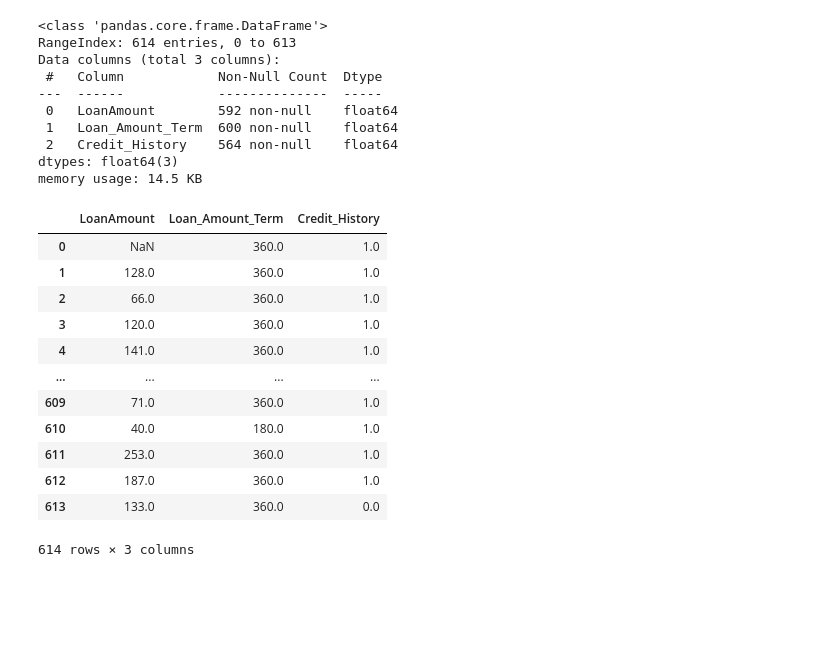
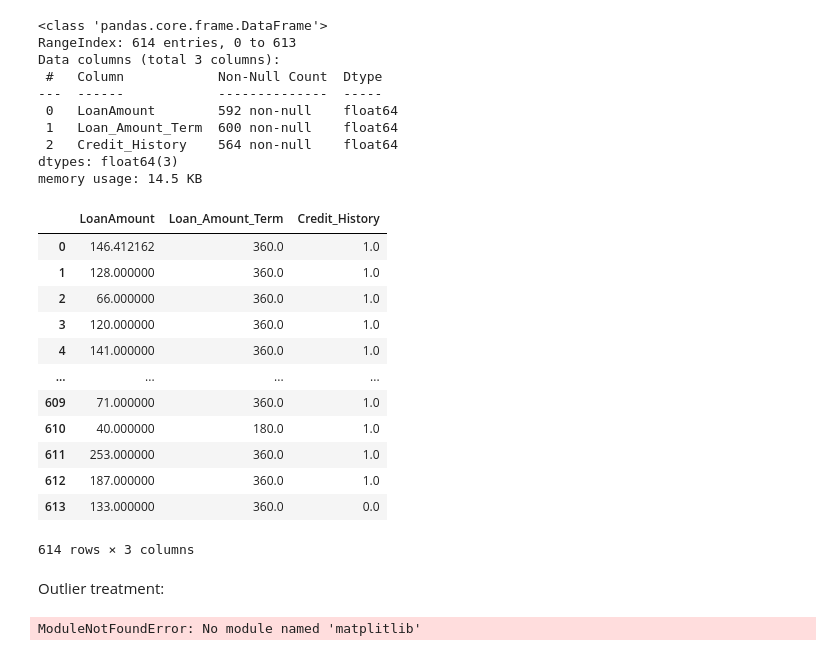
Before and after one commit to MckyleM/MLGGuidedProject, a Jupyter notebook: Step_by_step.ipynb, the cells around one changed output. Saved outputs shown, nothing was run; the diff lists cells and outputs as text; code cells hidden in the pictures; blank space fills up the shorter version.

Commit message:
Progress on missing value treatment and Outlier treatment

```diff
--- a/Step_by_step.ipynb
+++ b/Step_by_step.ipynb
@@ -133,7 +133,7 @@ Property_Area        0
 Loan_Status          0
 dtype: int32
 # %%
-Loan_Details= ['LoanAmount','Loan_Amount_Term','Credit_History']
+Loan_Details= ['LoanAmount','Loan_Amount_Term']
 Loan_Details = r_csv[Loan_Details]
 Loan_Details.info()
 # %% [output]
@@ -147,26 +147,47 @@ Data columns (total 3 columns):
  2   Credit_History    564 non-null    float64
 dtypes: float64(3)
 memory usage: 14.5 KB
-# %%
-for col in Loan_Details.columns:
-    Loan_Details[col].fillna
-    (
-        Loan_Details[col]
-        .dropna()
-        .mean()
-    )
-Loan_Details
-# %% [output]
-|  | LoanAmount | Loan_Amount_Term | Credit_History |
-| 0 | NaN | 360.0 | 1.0 |
-| 1 | 128.0 | 360.0 | 1.0 |
-| 2 | 66.0 | 360.0 | 1.0 |
-| 3 | 120.0 | 360.0 | 1.0 |
-| 4 | 141.0 | 360.0 | 1.0 |
-| ... | ... | ... | ... |
-| 609 | 71.0 | 360.0 | 1.0 |
-| 610 | 40.0 | 180.0 | 1.0 |
-| 611 | 253.0 | 360.0 | 1.0 |
-| 612 | 187.0 | 360.0 | 1.0 |
-| 613 | 133.0 | 360.0 | 0.0 |
-614 rows × 3 columns
+# %%
+from sklearn.impute import SimpleImputer
+
+# Create a SimpleImputer
+imp_num = SimpleImputer(strategy='mean')
+
+# Fit the imputer to the DataFrame and transform it
+Loan_Details = pd.DataFrame(
+    imp_num.fit_transform(Loan_Details),
+    columns=Loan_Details.columns
+)
+
+Loan_Details
+# %% [output]
+|  | LoanAmount | Loan_Amount_Term | Credit_History |
+| 0 | 146.412162 | 360.0 | 1.0 |
+| 1 | 128.000000 | 360.0 | 1.0 |
+| 2 | 66.000000 | 360.0 | 1.0 |
+| 3 | 120.000000 | 360.0 | 1.0 |
+| 4 | 141.000000 | 360.0 | 1.0 |
+| ... | ... | ... | ... |
+| 609 | 71.000000 | 360.0 | 1.0 |
+| 610 | 40.000000 | 180.0 | 1.0 |
+| 611 | 253.000000 | 360.0 | 1.0 |
+| 612 | 187.000000 | 360.0 | 1.0 |
+| 613 | 133.000000 | 360.0 | 0.0 |
+614 rows × 3 columns
+# %% [markdown]
+Outlier treatment:
+# %%
+import matplitlib.pyplot as plt
+import plotly.expess as px
+
+fig =px.box(
+    data_frame = Loan_Details,
+    x='LoanAmount',
+    orientation ='h',
+    title = 'Boxplot of the Target(LoanAmount) - With Outliers'
+
+)
+fig.update_layout(axis_title='Target')
+fig.show()
+# %% [output]
+ModuleNotFoundError: No module named 'matplitlib'
```
